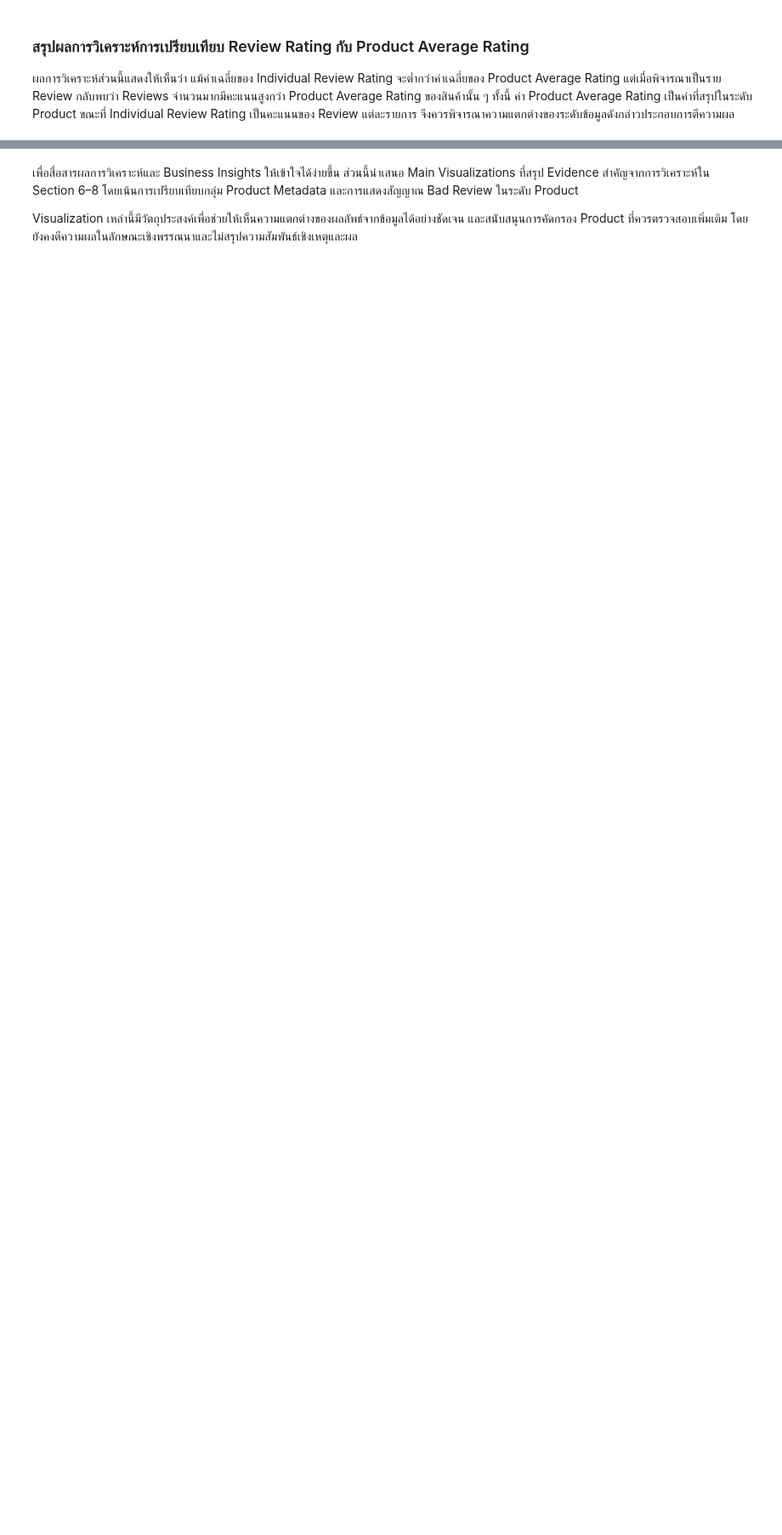
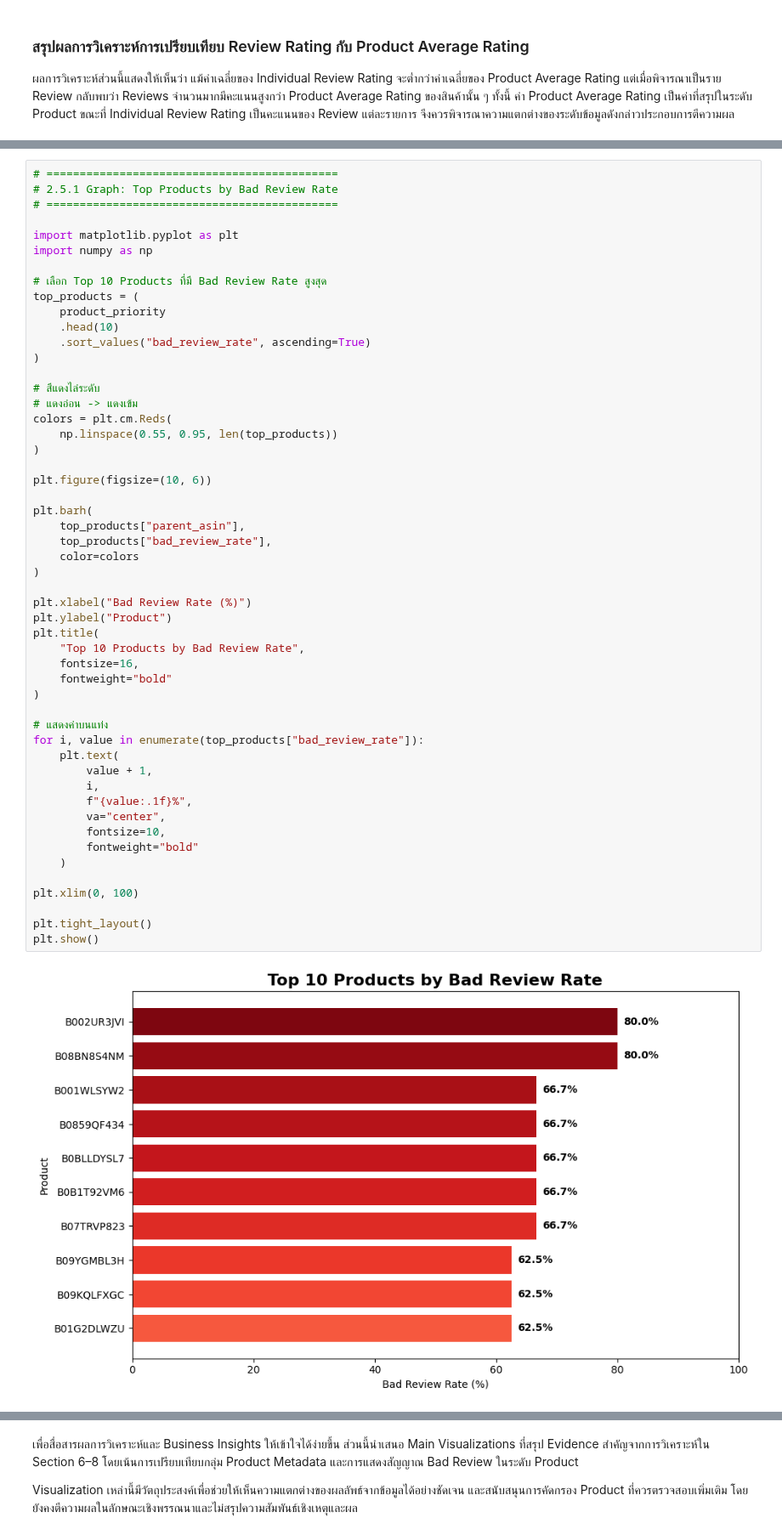
Before and after one commit to suphitchakh-web/Project_1, a Jupyter notebook: Team06_Part2 & Part3.ipynb, the cells around one changed output, grey strips where cells are left out. Shown at 85% size. Cells and saved outputs as stored; diff of their text form; blank space fills up the shorter version.

```diff
--- a/Team06_Part2 & Part3.ipynb
+++ b/Team06_Part2 & Part3.ipynb
@@ -2551,0 +1577,54 @@ Reality Check สนับสนุนให้ใช้ Business Insights ท
+# %%
+# ============================================
+# 2.5.1 Graph: Top Products by Bad Review Rate
+# ============================================
+
+import matplotlib.pyplot as plt
+import numpy as np
+
+# เลือก Top 10 Products ที่มี Bad Review Rate สูงสุด
+top_products = (
+    product_priority
+    .head(10)
+    .sort_values("bad_review_rate", ascending=True)
+)
+
+# สีแดงไล่ระดับ
+# แดงอ่อน -> แดงเข้ม
+colors = plt.cm.Reds(
+    np.linspace(0.55, 0.95, len(top_products))
+)
+
+plt.figure(figsize=(10, 6))
+
+plt.barh(
+    top_products["parent_asin"],
+    top_products["bad_review_rate"],
+    color=colors
+)
+
+plt.xlabel("Bad Review Rate (%)")
+plt.ylabel("Product")
+plt.title(
+    "Top 10 Products by Bad Review Rate",
+    fontsize=16,
+    fontweight="bold"
+)
+
+# แสดงค่าบนแท่ง
+for i, value in enumerate(top_products["bad_review_rate"]):
+    plt.text(
+        value + 1,
+        i,
+        f"{value:.1f}%",
+        va="center",
+        fontsize=10,
+        fontweight="bold"
+    )
+
+plt.xlim(0, 100)
+
+plt.tight_layout()
+plt.show()
+# %% [output]
+[figure, added]
```
Also changed, not shown: parts of 159 cells of this notebook.
